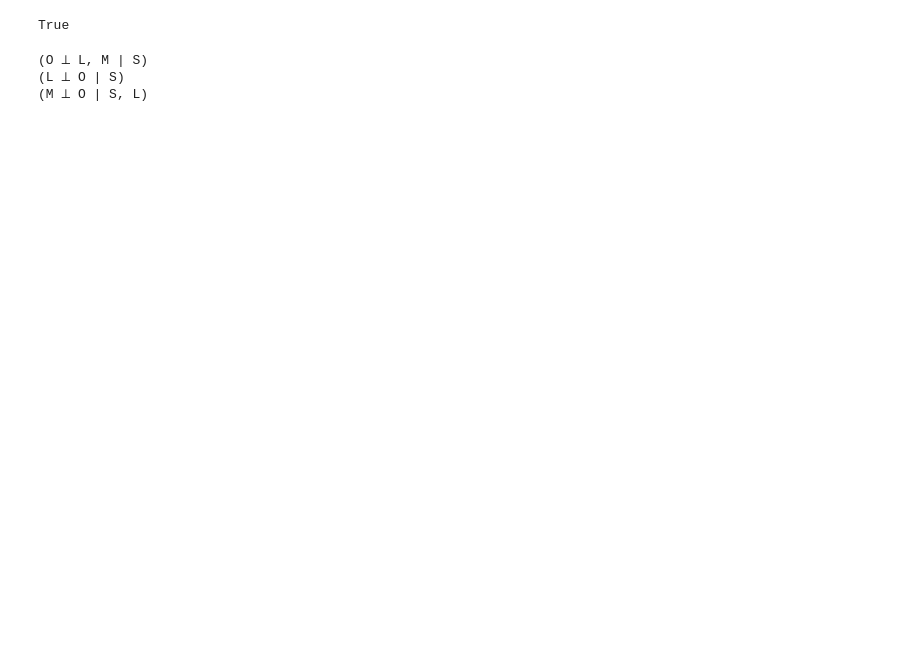
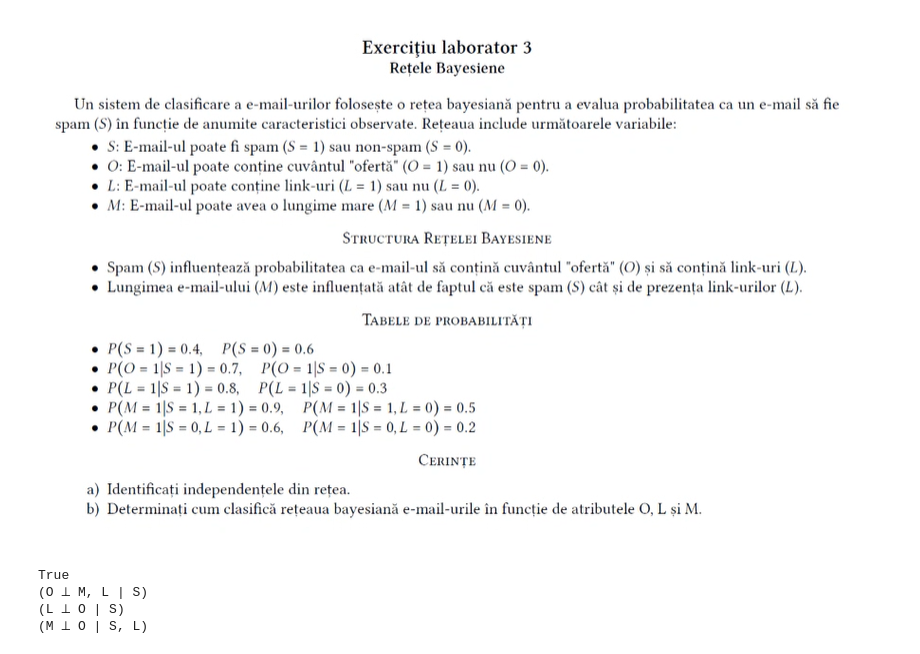
Before and after one commit to Mihaii2/PMP-2024, a Jupyter notebook: Lab03/lab_exercise.ipynb, the cells around one changed output. Drawn from its saved outputs; the diff is of its cells as text; code cells hidden in the pictures; blank space fills up the shorter version.

```diff
--- a/Lab03/lab_exercise.ipynb
+++ b/Lab03/lab_exercise.ipynb
@@ -1,35 +1,45 @@
+# %%
+from IPython.display import Image
+Image(filename="ex3.png")
+# %% [output]
+[figure, added]
 # %%
 from pgmpy.models import BayesianNetwork
 from pgmpy.factors.discrete import TabularCPD
 
 model = BayesianNetwork([('S', 'O'), ('S', 'L'), ('S', 'M'), ('L', 'M')])
-cpd_B = TabularCPD(variable='S', variable_card=2, values=[[0.6], [0.4]])
 
-cpd_T = TabularCPD(variable='O', variable_card=2,
-                   values=[[0.9, 0.3],
-                           [0.1, 0.7]],
+# P(S)
+cpd_S = TabularCPD(variable='S', variable_card=2, values=[[0.6], [0.4]])
+
+# P(O|S)
+cpd_O = TabularCPD(variable='O', variable_card=2,
+                   values=[[0.9, 0.3],  # P(O=0|S)
+                          [0.1, 0.7]],  # P(O=1|S)
                    evidence=['S'],
                    evidence_card=[2])
 
-cpd_X = TabularCPD(variable='L', variable_card=2,
-                   values=[[0.7, 0.2],
-                           [0.3, 0.8]],
+# P(L|S)
+cpd_L = TabularCPD(variable='L', variable_card=2,
+                   values=[[0.7, 0.2],  # P(L=0|S)
+                          [0.3, 0.8]],  # P(L=1|S)
                    evidence=['S'],
                    evidence_card=[2])
 
-cpd_D = TabularCPD(variable='M', variable_card=2,
-                   values=[[0.2, 0.4, 0.5, 0.9],
-                           [0.8, 0.6, 0.5, 0.1]],
+# P(M|S,L)
+cpd_M = TabularCPD(variable='M', variable_card=2,
+                   values=[[0.8, 0.4, 0.5, 0.1],  # P(M=0|S,L)
+                          [0.2, 0.6, 0.5, 0.9]],  # P(M=1|S,L)
                    evidence=['S', 'L'],
                    evidence_card=[2, 2])
 
-model.add_cpds(cpd_B, cpd_T, cpd_X, cpd_D)
+model.add_cpds(cpd_S, cpd_O, cpd_L, cpd_M)
 print(model.check_model())
+
+# Check independencies
+print(model.local_independencies(['S','O','L','M']))
 # %% [output]
 True
+(O ⟂ M, L | S)
+(L ⟂ O | S)
+(M ⟂ O | S, L)
-# %%
-model.local_independencies(['S','O','L','M'])
-# %% [output]
-(O ⟂ L, M | S)
-(L ⟂ O | S)
-(M ⟂ O | S, L)
```
Also changed, not shown: 14 other files.
